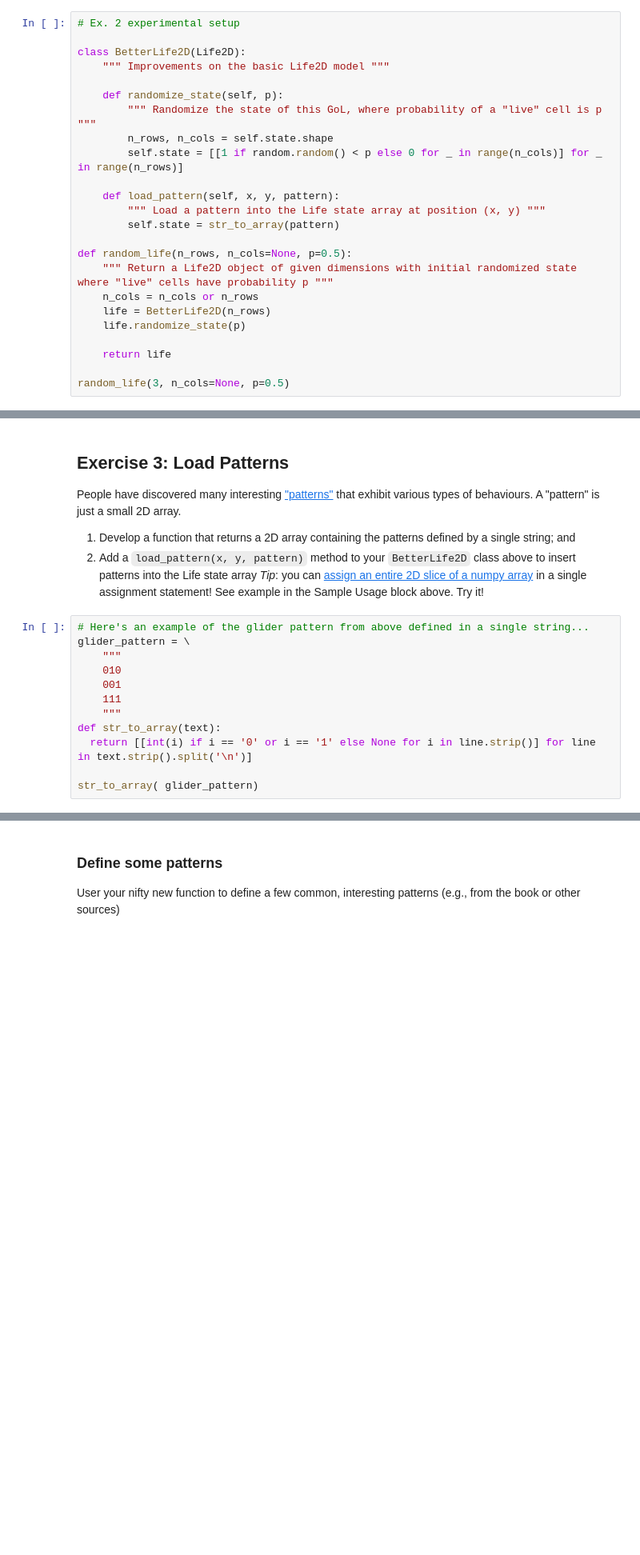
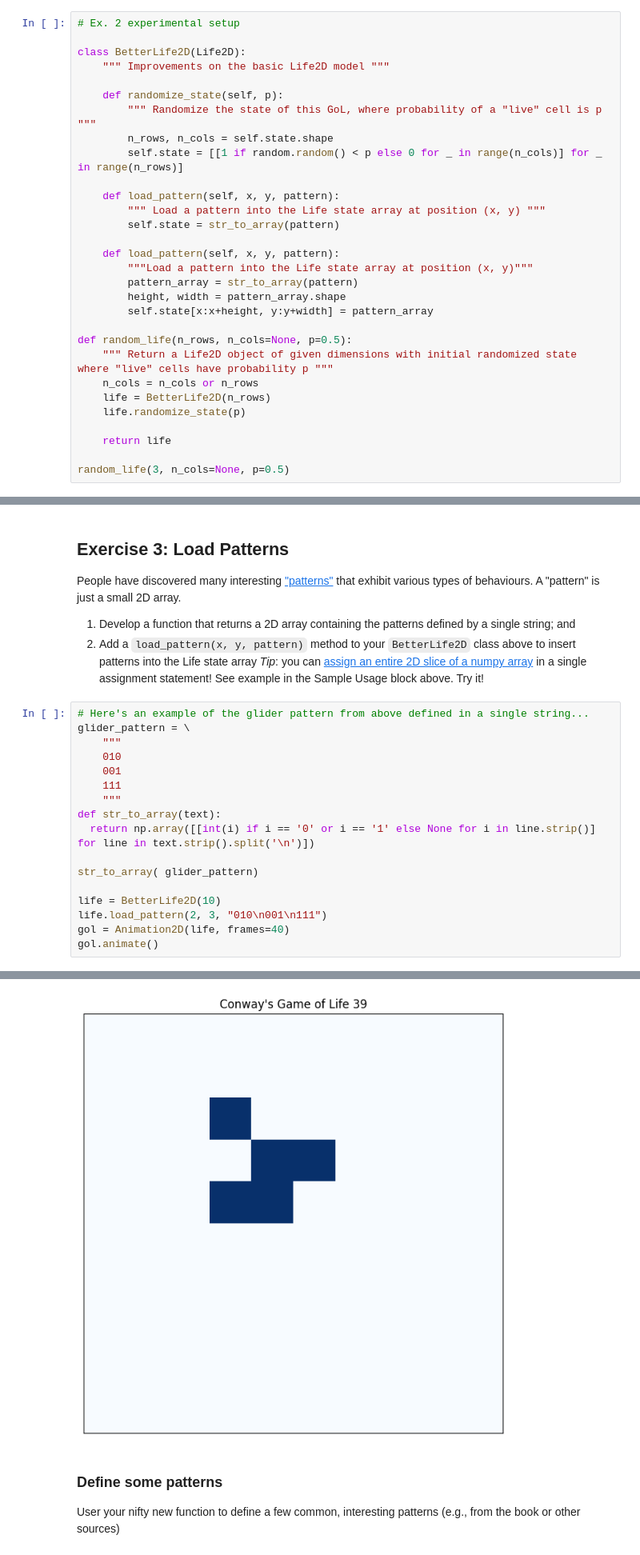
Before and after one commit to sebasabarca/cap-comp215, a Jupyter notebook: Copy_of_lab06_GoL.ipynb, the cells around one changed output, grey strips where cells are left out. Shown at 80% size. Cells and saved outputs as stored; diff of their text form; blank space fills up the shorter version.

```diff
--- a/Copy_of_lab06_GoL.ipynb
+++ b/Copy_of_lab06_GoL.ipynb
@@ -193,6 +193,12 @@ class BetterLife2D(Life2D):
         """ Load a pattern into the Life state array at position (x, y) """
         self.state = str_to_array(pattern)
 
+    def load_pattern(self, x, y, pattern):
+        """Load a pattern into the Life state array at position (x, y)"""
+        pattern_array = str_to_array(pattern)
+        height, width = pattern_array.shape
+        self.state[x:x+height, y:y+width] = pattern_array
+
 def random_life(n_rows, n_cols=None, p=0.5):
     """ Return a Life2D object of given dimensions with initial randomized state where "live" cells have probability p """
     n_cols = n_cols or n_rows
@@ -232,7 +238,12 @@ glider_pattern = \
     111
     """
 def str_to_array(text):
-  return [[int(i) if i == '0' or i == '1' else None for i in line.strip()] for line in text.strip().split('\n')]
+  return np.array([[int(i) if i == '0' or i == '1' else None for i in line.strip()] for line in text.strip().split('\n')])
 
 str_to_array( glider_pattern)
+
+life = BetterLife2D(10)
+life.load_pattern(2, 3, "010\n001\n111")
+gol = Animation2D(life, frames=40)
+gol.animate()
 # %% [output]
@@ -240,3 +250,4 @@ str_to_array( glider_pattern)
+[figure, added]
 # %% [markdown]
 ### Define some patterns
 User your nifty new function to define a few common, interesting patterns (e.g., from the book or other sources)
```
Also changed, not shown: parts of 7 cells of this notebook.
